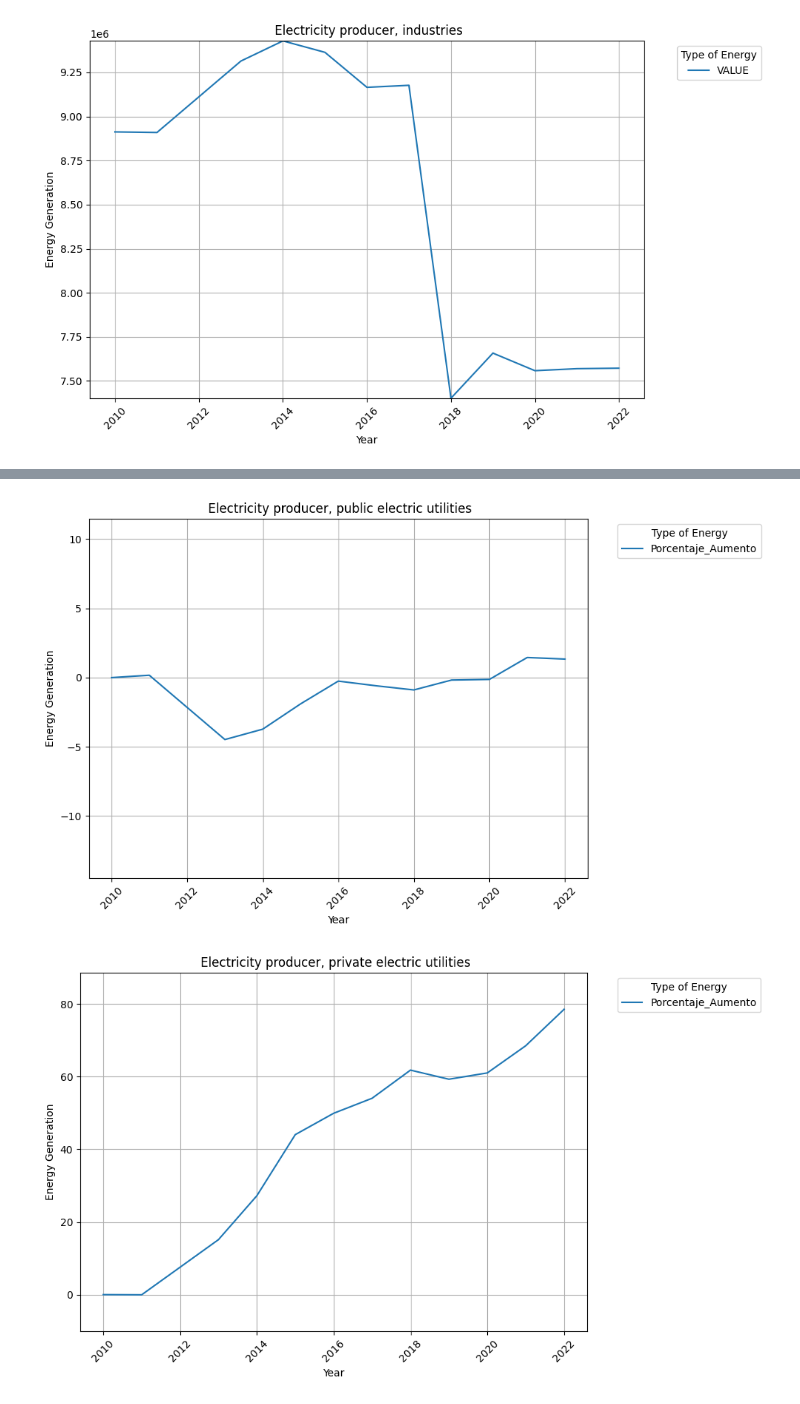
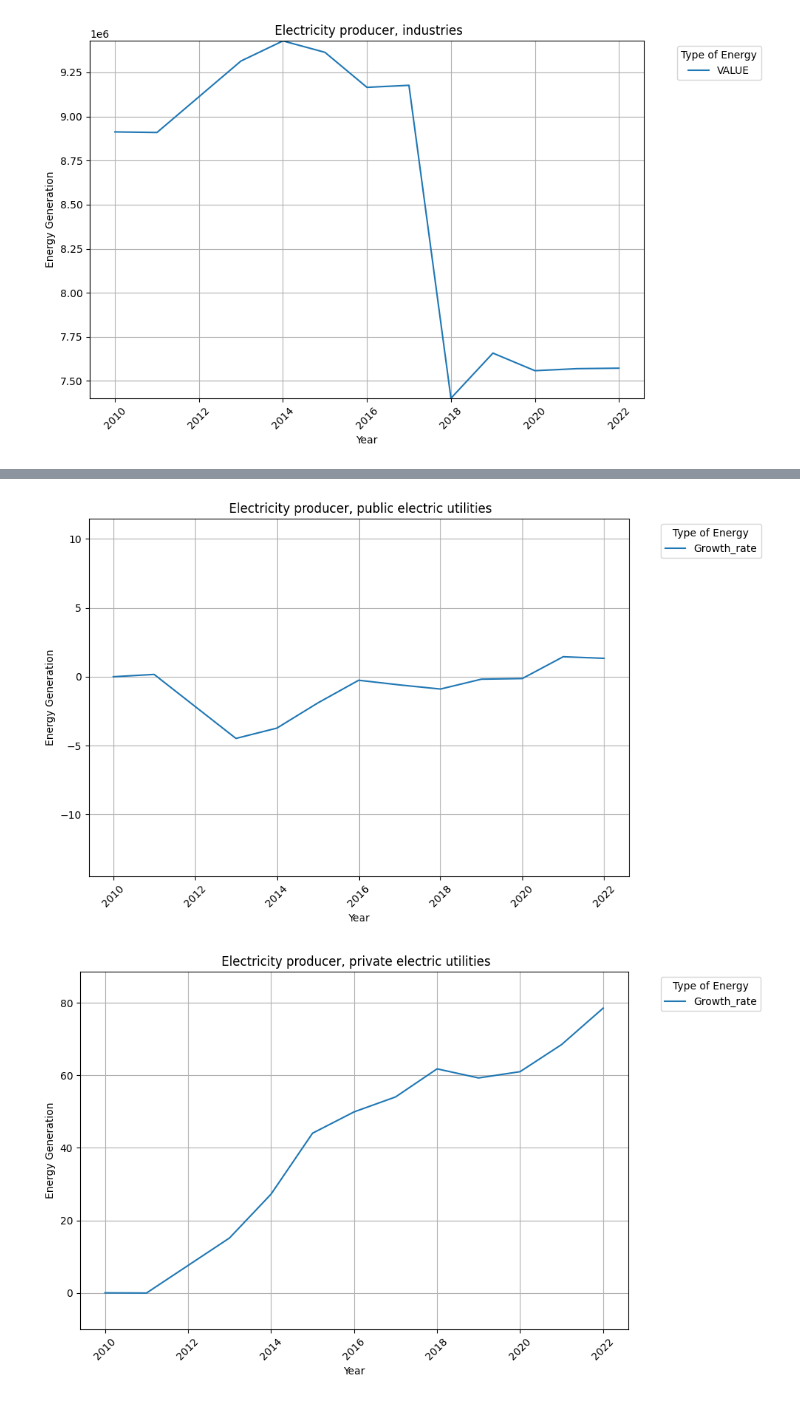
Before and after one commit to Odquinteroc/Project-Data-Analysis-Lambton, a Jupyter notebook: priviate_public_capacity.ipynb, the cells around one changed output, grey strips where cells are left out. Drawn from its saved outputs; the diff is of its cells as text; code cells hidden in the pictures.

```diff
--- a/priviate_public_capacity.ipynb
+++ b/priviate_public_capacity.ipynb
@@ -107,12 +107,11 @@ DataFrame para tipo 'Total all classes of electricity producer':
 12       Total installed capacity  Kilowatts  7572427.0
 # %%
 for k, v in dataframes_separados.items():
-    # Verificar si hay al menos una fila en el DataFrame
     if len(v) > 0:
-        primer_valor = v.loc[v.index[0], 'VALUE']  # Acceder al primer valor de 'VALUE'
-        v['Porcentaje_Aumento'] = ((v['VALUE'] - primer_valor) / primer_valor) * 100
-        print(f"DataFrame para tipo '{k}':")
+        First_Value = v.loc[v.index[0], 'VALUE']
+        v['Growth_rate'] = ((v['VALUE'] - First_Value) / First_Value) * 100
+        print(f"DataFrame For '{k}':")
         print(v)
     else:
-        print(f"No hay datos en el DataFrame para tipo '{k}'")
+        print(f"There is Not Value For that Dataframe '{k}'")
 # %% [output]
@@ -156,13 +155,13 @@ for k, v in dataframes_separados.items():
 [figure]
 # %%
 for k, v in dataframes_separados.items():
-    v.plot( x ='REF_DATE', y = 'Porcentaje_Aumento', kind='line', figsize=(10, 6))
+    v.plot( x ='REF_DATE', y = 'Growth_rate', kind='line', figsize=(10, 6))
     plt.title(f' {k}')
     plt.xlabel('Year')
     plt.ylabel('Energy Generation')
     plt.xticks( rotation=45)
     plt.grid(True)
-    plt.ylim(min(v['Porcentaje_Aumento']) - 10, max(v['Porcentaje_Aumento']) + 10)
+    plt.ylim(min(v['Growth_rate']) - 10, max(v['Growth_rate']) + 10)
     # Show the plot
     plt.legend(title='Type of Energy', bbox_to_anchor=(1.05, 1), loc='upper left')
     plt.tight_layout()
@@ -172,2 +171,2 @@ for k, v in dataframes_separados.items():
-[figure, old version]
+[figure, new version]
-[figure, old version]
+[figure, new version]
```
Also changed, not shown: parts of 3 cells of this notebook, 11 other files.
